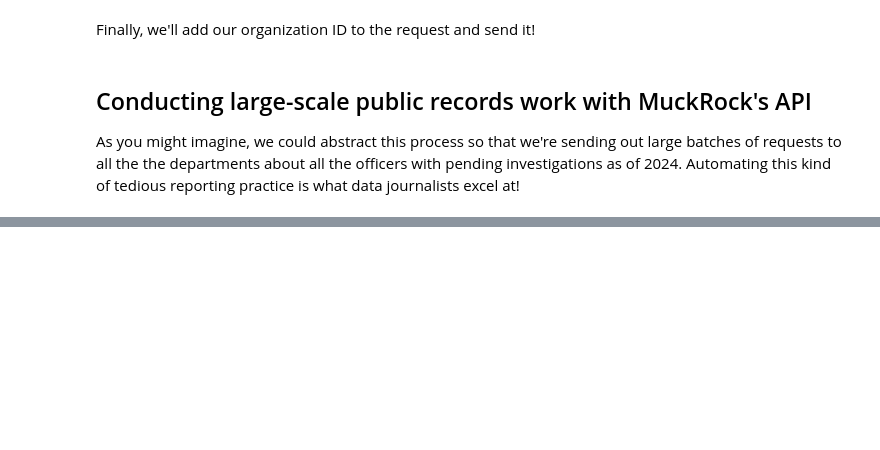
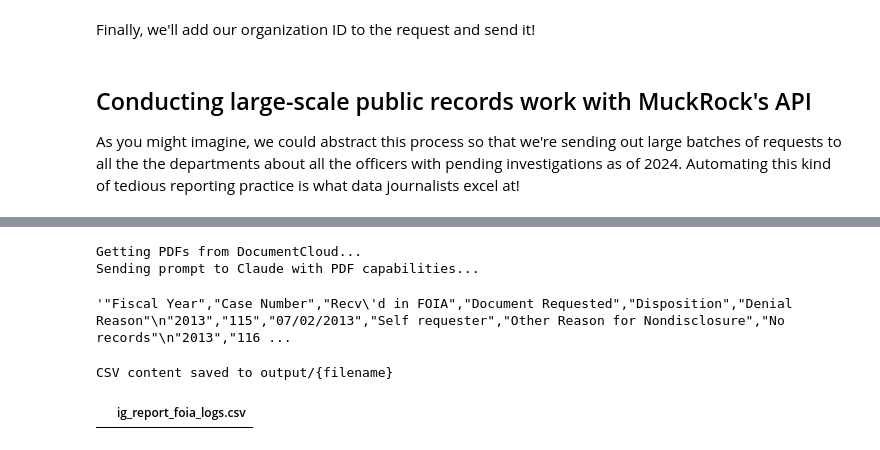
Before and after one commit to MuckRock/NICAR, a Jupyter notebook: 2026-public-records-llm/notebook.ipynb, the cells around one changed output, grey strips where cells are left out. Saved outputs shown, nothing was run; the diff lists cells and outputs as text; code cells hidden in the pictures; blank space fills up the shorter version.

Commit message:
Working on IG reports

```diff
--- a/2026-public-records-llm/notebook.ipynb
+++ b/2026-public-records-llm/notebook.ipynb
@@ -711,0 +709,7 @@ print(ig_reports.documents)
+# %%
+# Fetch the project
+ig_reports = documentcloud.projects.get(221213)
+
+# Search documents for FOIA
+foia_logs = documentcloud.documents.search(f"project:{ig_reports.id} title:log*")
+display(foia_logs)
@@ -711,0 +727,61 @@ print(ig_reports.documents)
+# %%
+def claude_with_pdf(prompt, pdf_files, system="You are a PDF analysis assistant for data journalism tasks."):
+    import base64
+    try:
+      print("Sending prompt to Claude with PDF capabilities...")
+      with anthropic.messages.stream(
+          model="claude-sonnet-4-6",
+          max_tokens=2000,
+          temperature=0,
+          system=system,
+          messages=[
+              {
+                "role": "user",
+                "content": [{
+                    "type": "document",
+                    "source": {
+                        "type": "base64",
+                        "media_type": "application/pdf",
+                        "data": base64.standard_b64encode(pdf).decode("utf-8")
+                    }
+                } for pdf in pdf_files]
+              },
+              {"role": "user", "content": prompt}
+          ]
+      ) as stream:
+        message = stream.get_final_message()
+        return message.content[0].text
+    except Exception as e:
+      return f"An error occurred: {e}"
+
+
+prompt = """
+Extract all tables from the attached documents.
+
+Output STRICT CSV where:
+
+- Every field must be wrapped in double quotes ""
+- Separate fields only with commas
+- If a field contains double quotes, escape them by doubling them ("")
+- Preserve multi-line log messages inside the quotes if they exist
+- Do not output markdown, explanations, or code fences
+- Output CSV text only
+
+Return nothing except CSV content.
+"""
+
+# Get the PDF files for the FOIA logs
+print('Getting PDFs from DocumentCloud...')
+pdf_files = parallel_request(lambda doc: doc.pdf, foia_logs)
+response = claude_with_pdf(prompt, pdf_files[:2]) # Limiting to 2 PDFs for testing purposes
+display(response)
+
+# Save the CSV Claude returned
+save_csv(response, 'ig_report_foia_logs.csv')
+foia_log_df = load_csv_to_dataframe('ig_report_foia_logs.csv')
+# %% [output]
+Getting PDFs from DocumentCloud...
+Sending prompt to Claude with PDF capabilities...
+'"Fiscal Year","Case Number","Recv\'d in FOIA","Document Requested","Disposition","Denial Reason"\n"2013","115","07/02/2013","Self requester","Other Reason for Nondisclosure","No records"\n"2013","116 ...
+CSV content saved to output/{filename}
+|  | ig_report_foia_logs.csv |
```
Also changed, not shown: parts of 9 cells of this notebook, 1 other file.
